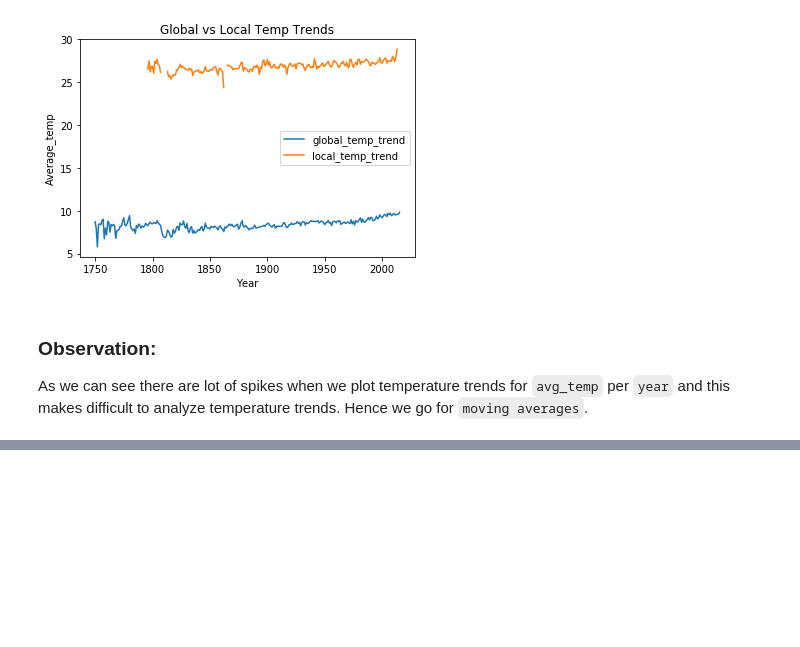
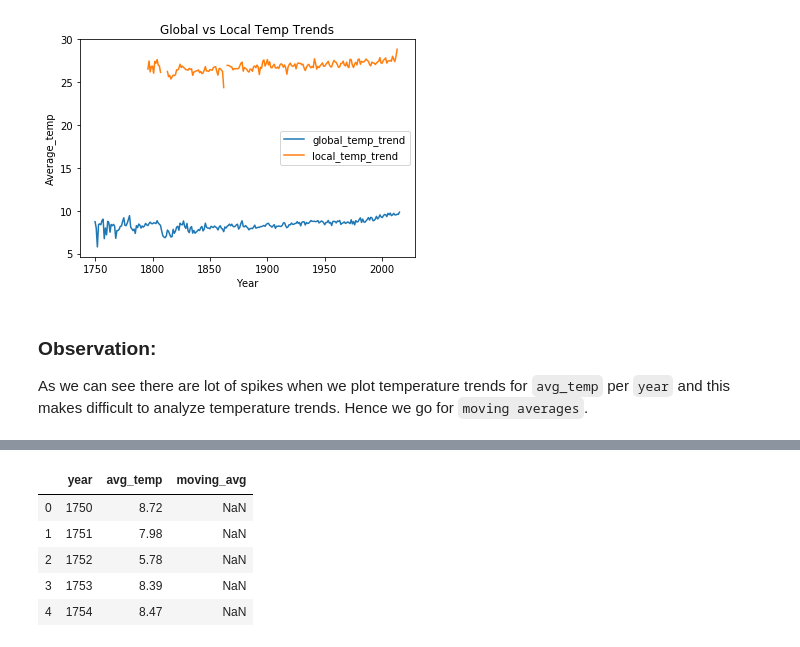
Before and after one commit to ManideepTelukuntla/Exploring-Weather-Trends, a Jupyter notebook: ExploringWeatherTrends.ipynb, the cells around one changed output, grey strips where cells are left out. Saved outputs shown, nothing was run; the diff lists cells and outputs as text; code cells hidden in the pictures; blank space fills up the shorter version.

```diff
--- a/ExploringWeatherTrends.ipynb
+++ b/ExploringWeatherTrends.ipynb
@@ -45,0 +55,9 @@ global_temp_data['moving_avg'] = global_temp_data['avg_temp'].rolling(10).mean()
+# %%
+global_temp_data.head()
+# %% [output]
+|  | year | avg_temp | moving_avg |
+| 0 | 1750 | 8.72 | NaN |
+| 1 | 1751 | 7.98 | NaN |
+| 2 | 1752 | 5.78 | NaN |
+| 3 | 1753 | 8.39 | NaN |
+| 4 | 1754 | 8.47 | NaN |
```
Also changed, not shown: parts of 3 cells of this notebook.
